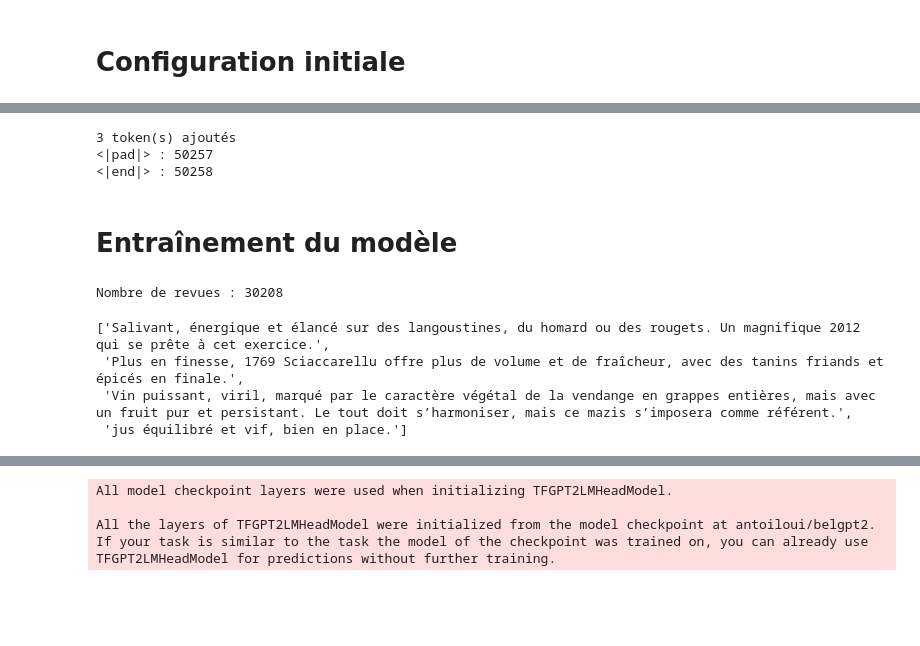
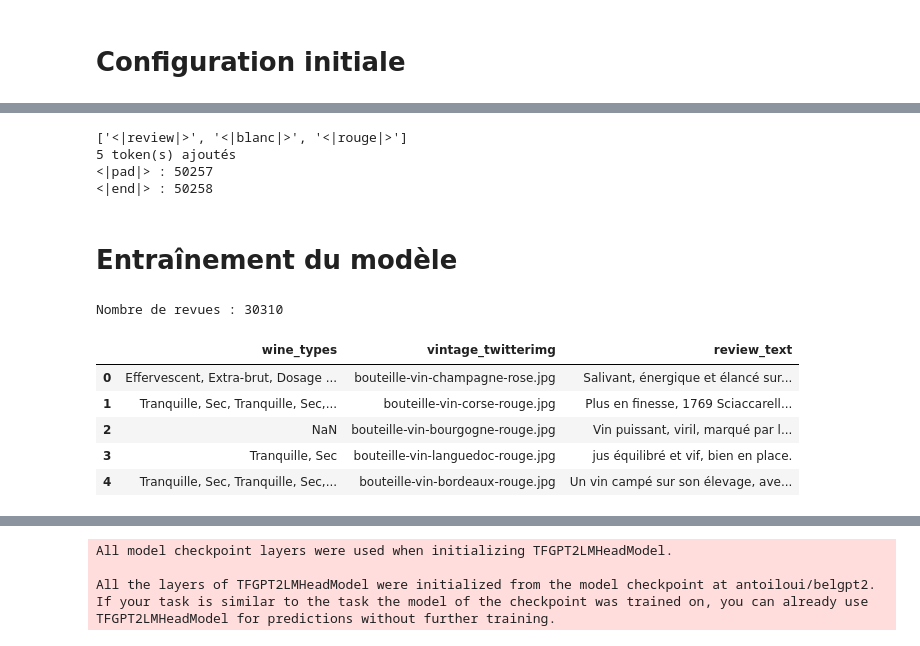
Before and after one commit to icelui/pipotron, a Jupyter notebook: pipotron_entrainement.ipynb, the cells around one changed output, grey strips where cells are left out. Drawn from its saved outputs; the diff is of its cells as text; code cells hidden in the pictures; blank space fills up the shorter version.

```diff
--- a/pipotron_entrainement.ipynb
+++ b/pipotron_entrainement.ipynb
@@ -58,7 +57,13 @@ tokenizer = GPT2Tokenizer.from_pretrained(model_name)
 nb_added_tokens = 0
 
 # On ajoute au tokenizer des tokens de "déclenchement" (en début de séquence, pour indiquer que ce qui suit est un commentaire de vin) et de padding
-L_first_tokens = ["<|review|>"]  # Tokens de déclenchement : on pourrait en avoir plusieurs (ex: <|vinrouge|>, <|vinblanc|>...)
+
+# Tokens de déclenchement
+L_first_tokens = ["<|review|>"]
+if with_type:
+  L_first_tokens += ["<|blanc|>", "<|rouge|>"]
+print(L_first_tokens)
+
 nb_added_tokens += tokenizer.add_special_tokens({'pad_token': "<|pad|>", 'eos_token':"<|end|>"})
 if len(L_first_tokens)>0:
     nb_added_tokens += tokenizer.add_special_tokens({'additional_special_tokens': L_first_tokens})
@@ -70,7 +75,8 @@ assert tokenizer.pad_token_id!=None
 print(tokenizer.eos_token, ":", tokenizer.eos_token_id)
 assert tokenizer.eos_token_id!=None
 # %% [output]
-3 token(s) ajoutés
+['<|review|>', '<|blanc|>', '<|rouge|>']
+5 token(s) ajoutés
 <|pad|> : 50257
 <|end|> : 50258
 # %% [markdown]
@@ -78,33 +84,38 @@ assert tokenizer.eos_token_id!=None
 # %%
 # Chargement des données disponibles :
 
 from_full_table = False  # Je ne mets pas les données complètes (non publiques) sur le GitHub, seulement l'extraction utile ici
-reviews_filename = "donnees/review_only.txt"
+reviews_filename = "donnees/reviews.csv"
 
 if from_full_table:
   # Chargement du fichier complet, issu du scraping du site larvf.com (données accessibles par abonnement, non publiques):
   DF_rvf = pd.read_csv("/drive/MyDrive/donnees/larvf_2020-11-24.csv")
   print("Nombre de revues textuelles disponibles :", len(DF_rvf)-DF_rvf['review_text'].isna().sum())
+  #display(DF_rvf.info())
+  #display(DF_rvf['vintage_twitterimg'].value_counts())
+  #display(DF_rvf['wine_types'].value_counts())
 
-  # On sélectionne la colonne qui nous intéresse en retirant les valeurs manquantes, et on fait un mélange aléatoire:
-  S_reviews = DF_rvf['review_text'][~DF_rvf['review_text'].isna()].sample(frac=1, random_state=57840).reset_index(drop=True)
-  S_reviews = S_reviews.drop_duplicates()
-  print("Nombre de revues textuelles après suppression des doublons :", len(S_reviews))
-  display(list(S_reviews.head(4)))
+  # On sélectionne les colonnes qui nous intéressent en retirant les valeurs manquantes, et on fait un mélange aléatoire:
+  DF_reviews = DF_rvf[~DF_rvf['review_text'].isna()][['wine_types', 'vintage_twitterimg', 'review_text']]
+  DF_reviews = DF_reviews.sample(frac=1, random_state=57840).drop_duplicates().reset_index(drop=True)
+  print("Nombre de revues textuelles après suppression des doublons :", len(DF_reviews))
 
-  # On enregistre ces données pour ce projet:
-  S_reviews.to_csv(reviews_filename, header=False, index=False)
+  # On enregistre ces données pour ce cas d'usage:
+  DF_reviews.to_csv(reviews_filename, header=True, index=False)
 
 else:
-  S_reviews = pd.read_csv(reviews_filename, header=None).iloc[:, 0]
-  print("Nombre de revues :", len(S_reviews))
-  display(list(S_reviews.head(4)))
+  DF_reviews = pd.read_csv(reviews_filename)
+  print("Nombre de revues :", len(DF_reviews))
+
+display(DF_reviews.head(5))
 # %% [output]
-Nombre de revues : 30208
+Nombre de revues : 30310
-['Salivant, énergique et élancé sur des langoustines, du homard ou des rougets. Un magnifique 2012 qui se prête à cet exercice.',
- 'Plus en finesse, 1769 Sciaccarellu offre plus de volume et de fraîcheur, avec des tanins friands et épicés en finale.',
- 'Vin puissant, viril, marqué par le caractère végétal de la vendange en grappes entières, mais avec un fruit pur et persistant. Le tout doit s’harmoniser, mais ce mazis s’imposera comme référent.',
- 'jus équilibré et vif, bien en place.']
+|  | wine_types | vintage_twitterimg | review_text |
+| 0 | Effervescent, Extra-brut, Dosage ... | bouteille-vin-champagne-rose.jpg | Salivant, énergique et élancé sur... |
+| 1 | Tranquille, Sec, Tranquille, Sec,... | bouteille-vin-corse-rouge.jpg | Plus en finesse, 1769 Sciaccarell... |
+| 2 | NaN | bouteille-vin-bourgogne-rouge.jpg | Vin puissant, viril, marqué par l... |
+| 3 | Tranquille, Sec | bouteille-vin-languedoc-rouge.jpg | jus équilibré et vif, bien en place. |
+| 4 | Tranquille, Sec, Tranquille, Sec,... | bouteille-vin-bordeaux-rouge.jpg | Un vin campé sur son élevage, ave... |
 # %%
 # Préparation des données:
 import re
```
Also changed, not shown: parts of 17 cells of this notebook, 2 other files.
